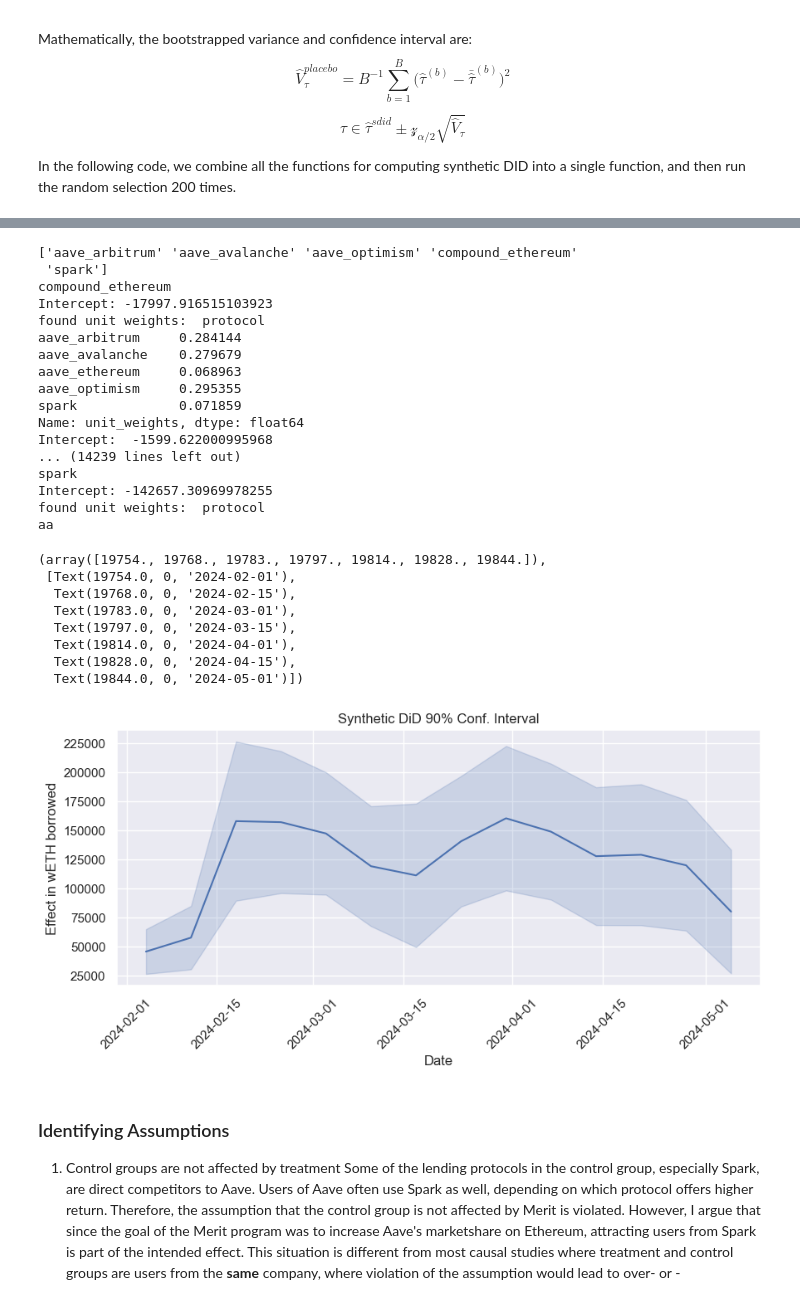
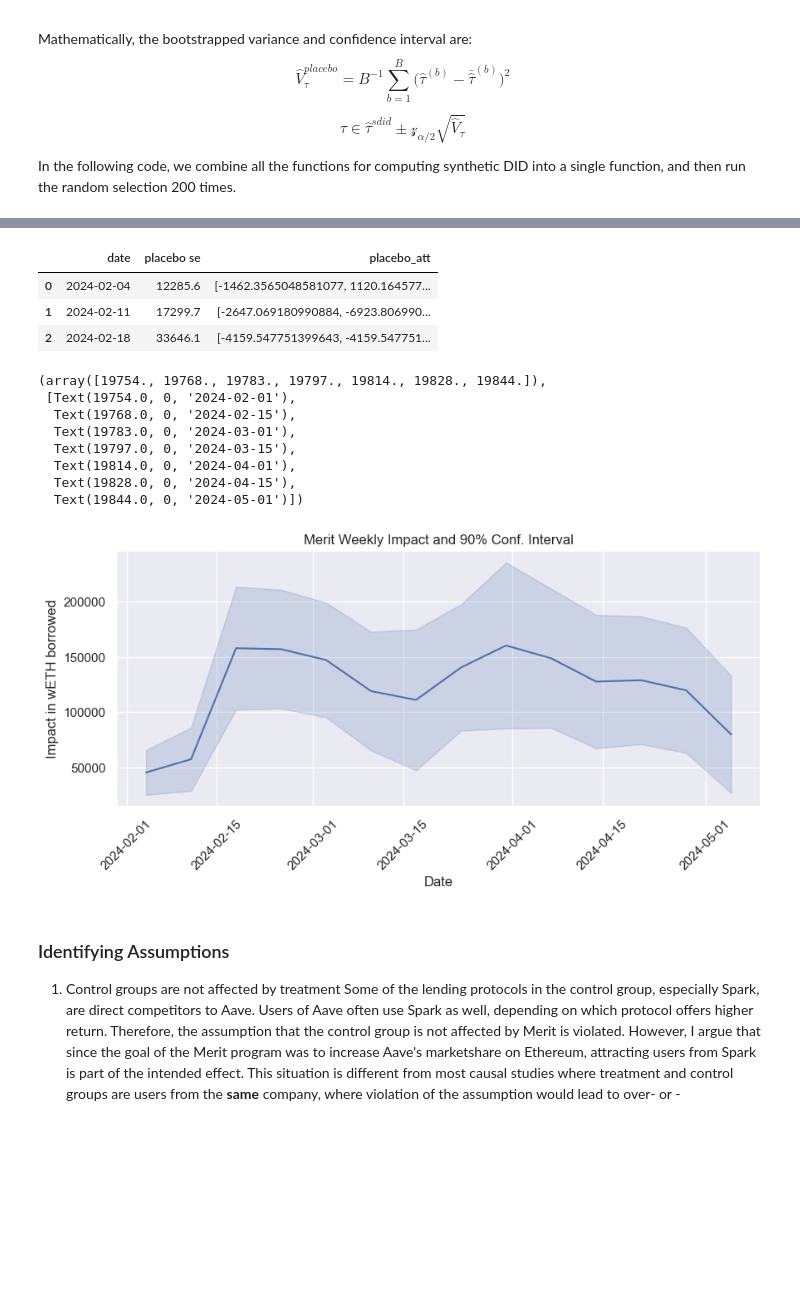
Before and after one commit to Guangye-C/Aave-Merit, a Jupyter notebook: synth_did.ipynb, the cells around one changed output, grey strips where cells are left out. Cells and saved outputs as stored; diff of their text form; code cells hidden in the pictures; blank space fills up the shorter version.

```diff
--- a/synth_did.ipynb
+++ b/synth_did.ipynb
@@ -322,12 +322,12 @@ def fit_time_weights(data, outcome_col, year_col, state_col, treat_col, post_col
         # estimate time weights
         w = cp.Variable(X.shape[0])
         objective = cp.Minimize(cp.sum_squares(w@X - y_post_mean))
-        constraints = [w[1:] >= 0]
+        constraints = [cp.sum(w[1:]) == 1, w[1:] >= 0]
         #cp.sum(w[1:]) == 1,
         problem = cp.Problem(objective, constraints)
         problem.solve(verbose=False)
 
-        # print("Intercept: ", w.value[0])
+        print("Intercept: ", w.value[0])
         return pd.Series(w.value[1:], # remove intercept
                          name="time_weights",
                          index=y_pre.index)
@@ -438,3 +438,6 @@ The average impact of Merit on Aave Ethereum from Jan 30 to April 30, 2024 ($\ta
 - $\alpha_{\text{aave eth}} = 267,600$
 
 The ATT is graphically represented as the difference between the solid green line and dotted green line the figure below. The solid green line represents Aave Ethereum's counterfactual trajectory if Merit had not occurred. The dotted green line connects the (weighted) averages of the actual Aave Ethereum before and after Merit announcement.
+# %%
+data_piv.set_index(data_piv.date, inplace=True)
+data_piv.head(5)
@@ -566,5 +562,5 @@ ran sDiD model:
 # %%
-
+%%capture
 def compute_se(bootstrap_rounds, data, outcome_col, year_col, state_col, treat_col, post_col):
     placebo_att = []
     controls = data.query("~treated")["protocol"].unique()
@@ -583,5 +579,5 @@ def compute_se(bootstrap_rounds, data, outcome_col, year_col, state_col, treat_c
     return {'placebo se': np.std(placebo_att), 'placebo_att': placebo_att}
 
 
-bootstrap_rounds = 200
+bootstrap_rounds = 500
 se_sdid = compute_se(bootstrap_rounds, data_weekly, "debt", "date", "protocol", "treated", "after_announcement")
@@ -666,5 +636,8 @@ dtype: float64
 # %%
+%%capture
+
 # compute_se(bootstrap_rounds, data_weekly, "debt", "date", "protocol", "treated", "after_announcement")
+# this will take a few minutes to run
 
 standard_errors = {date: compute_se(bootstrap_rounds, data_weekly.query(f"~after_announcement | date=='{date}'"),
                                     outcome_col="debt",
@@ -673,60 +646,49 @@ standard_errors = {date: compute_se(bootstrap_rounds, data_weekly.query(f"~after
                                     treat_col="placebo_state",
                                     post_col="after_announcement")
                    for date in data_weekly.query(f"after_announcement")["date"].unique()}
-# %% [output]
-['aave_arbitrum' 'aave_avalanche' 'aave_optimism' 'compound_ethereum'
- 'spark']
-compound_ethereum
-Intercept: -17997.916515103923
-found unit weights:  protocol
-aave_arbitrum     0.284144
-aave_avalanche    0.279679
-aave_ethereum     0.068963
-aave_optimism     0.295355
-spark             0.071859
-Name: unit_weights, dtype: float64
-Intercept:  -1599.622000995968
-... (14239 lines left out)
-spark
-Intercept: -142657.30969978255
-found unit weights:  protocol
-aa
 # %%
 data_piv['sc_did'] = sc_did
 se_df = pd.DataFrame(standard_errors).T
 se_df.reset_index(inplace=True)
 se_df.rename(columns={'index':'date'}, inplace=True)
+# %%
+se_df.head(3)
+# %% [output]
+|  | date | placebo se | placebo_att |
+| 0 | 2024-02-04 | 12285.6 | [-1462.3565048581077, 1120.164577... |
+| 1 | 2024-02-11 | 17299.7 | [-2647.069180990884, -6923.806990... |
+| 2 | 2024-02-18 | 33646.1 | [-4159.547751399643, -4159.547751... |
 # %%
 data_piv = data_piv.merge(se_df, how = "left", left_index=True, right_on='date')
 inference_df = data_piv.query("date >= '2024-02-04'")
 inference_df.set_index('date', inplace=True)
 inference_df['effect'] = effects
-inference_df['lower_CI'] = inference_df['effect'] - 1.65*inference_df['placebo se']
-inference_df['upper_CI'] = inference_df['effect'] + 1.65*inference_df['placebo se']
+inference_df['lower_CI'] = inference_df['effect'] - 1.65*inference_df['placebo se_y']
+inference_df['upper_CI'] = inference_df['effect'] + 1.65*inference_df['placebo se_y']
 # %%
 inference_df['effect'] = pd.to_numeric(inference_df['effect'], errors='coerce')
 inference_df['lower_CI'] = pd.to_numeric(inference_df['lower_CI'], errors='coerce')
 inference_df['upper_CI'] = pd.to_numeric(inference_df['upper_CI'], errors='coerce')
 
 plt.figure(figsize=(10,4))
 
 plt.plot(inference_df.index, inference_df['effect'], color="C0")
 plt.fill_between(inference_df.index, inference_df['lower_CI'], inference_df['upper_CI'], alpha=0.2,  color="C0")
 
-plt.ylabel("Effect in wETH borrowed")
+plt.ylabel("Impact in wETH borrowed")
 plt.xlabel("Date")
-plt.title("Synthetic DiD 90% Conf. Interval")
+plt.title("Merit Weekly Impact and 90% Conf. Interval")
 plt.xticks(rotation=45)
 # %% [output]
 (array([19754., 19768., 19783., 19797., 19814., 19828., 19844.]),
  [Text(19754.0, 0, '2024-02-01'),
   Text(19768.0, 0, '2024-02-15'),
   Text(19783.0, 0, '2024-03-01'),
   Text(19797.0, 0, '2024-03-15'),
   Text(19814.0, 0, '2024-04-01'),
   Text(19828.0, 0, '2024-04-15'),
   Text(19844.0, 0, '2024-05-01')])
-[figure, old version]
+[figure, new version]
 # %% [markdown]
 ### Identifying Assumptions <a class="anchor" id="assume"></a>
 
```
Also changed, not shown: parts of 11 cells of this notebook.
